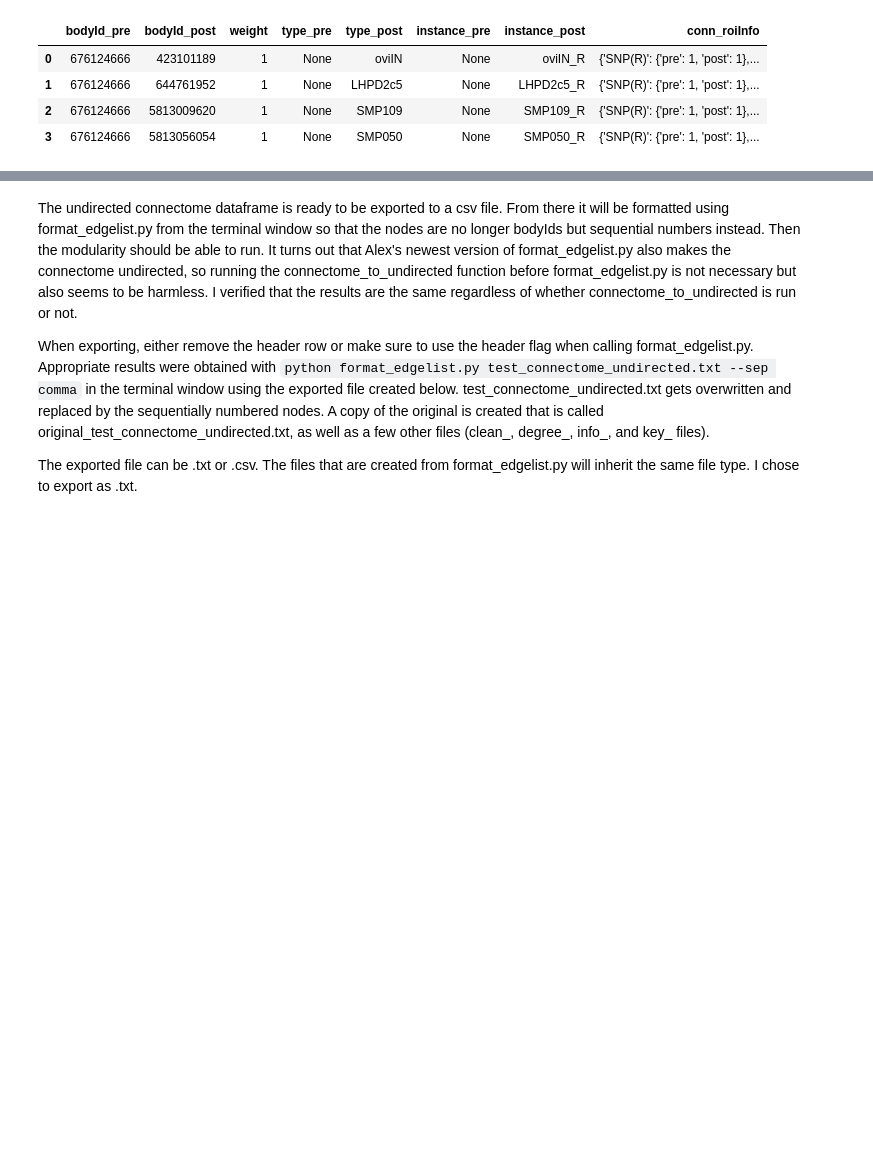
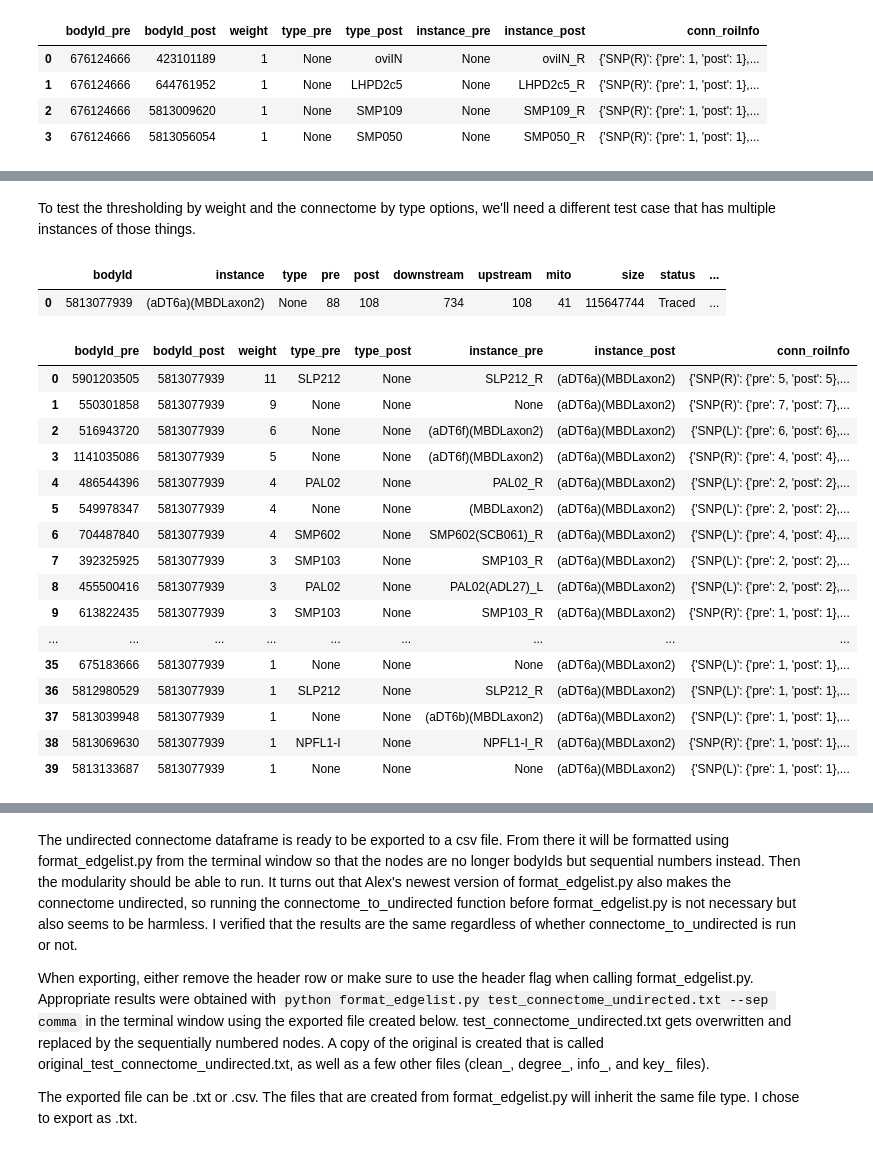
Before and after one commit to Gutierrez-lab/oviIN-analyses-gabrielle, a Jupyter notebook: test_analysis_pipeline.ipynb, the cells around one changed output, grey strips where cells are left out. Cells and saved outputs as stored; diff of their text form; code cells hidden in the pictures; blank space fills up the shorter version.

```diff
--- a/test_analysis_pipeline.ipynb
+++ b/test_analysis_pipeline.ipynb
@@ -50,0 +182,2 @@ test_outputs
+# %% [markdown]
+To test the thresholding by weight and the connectome by type options, we'll need a different test case that has multiple instances of those things.
@@ -50,0 +187,30 @@ test_outputs
+# %%
+from neuprint import fetch_neurons
+test_neuron_df, test_syns = fetch_neurons(test_neuron_Id)
+test_neuron_df
+# %% [output]
+|  | bodyId | instance | type | pre | post | downstream | upstream | mito | size | status | ... |
+| 0 | 5813077939 | (aDT6a)(MBDLaxon2) | None | 88 | 108 | 734 | 108 | 41 | 115647744 | Traced | ... |
+# %%
+from neuprint import fetch_simple_connections
+
+test_inputs = fetch_simple_connections(None, test_neuron_Id)
+test_inputs
+# %% [output]
+|  | bodyId_pre | bodyId_post | weight | type_pre | type_post | instance_pre | instance_post | conn_roiInfo |
+| 0 | 5901203505 | 5813077939 | 11 | SLP212 | None | SLP212_R | (aDT6a)(MBDLaxon2) | {'SNP(R)': {'pre': 5, 'post': 5},... |
+| 1 | 550301858 | 5813077939 | 9 | None | None | None | (aDT6a)(MBDLaxon2) | {'SNP(R)': {'pre': 7, 'post': 7},... |
+| 2 | 516943720 | 5813077939 | 6 | None | None | (aDT6f)(MBDLaxon2) | (aDT6a)(MBDLaxon2) | {'SNP(L)': {'pre': 6, 'post': 6},... |
+| 3 | 1141035086 | 5813077939 | 5 | None | None | (aDT6f)(MBDLaxon2) | (aDT6a)(MBDLaxon2) | {'SNP(R)': {'pre': 4, 'post': 4},... |
+| 4 | 486544396 | 5813077939 | 4 | PAL02 | None | PAL02_R | (aDT6a)(MBDLaxon2) | {'SNP(L)': {'pre': 2, 'post': 2},... |
+| 5 | 549978347 | 5813077939 | 4 | None | None | (MBDLaxon2) | (aDT6a)(MBDLaxon2) | {'SNP(L)': {'pre': 2, 'post': 2},... |
+| 6 | 704487840 | 5813077939 | 4 | SMP602 | None | SMP602(SCB061)_R | (aDT6a)(MBDLaxon2) | {'SNP(L)': {'pre': 4, 'post': 4},... |
+| 7 | 392325925 | 5813077939 | 3 | SMP103 | None | SMP103_R | (aDT6a)(MBDLaxon2) | {'SNP(L)': {'pre': 2, 'post': 2},... |
+| 8 | 455500416 | 5813077939 | 3 | PAL02 | None | PAL02(ADL27)_L | (aDT6a)(MBDLaxon2) | {'SNP(L)': {'pre': 2, 'post': 2},... |
+| 9 | 613822435 | 5813077939 | 3 | SMP103 | None | SMP103_R | (aDT6a)(MBDLaxon2) | {'SNP(R)': {'pre': 1, 'post': 1},... |
+| ... | ... | ... | ... | ... | ... | ... | ... | ... |
+| 35 | 675183666 | 5813077939 | 1 | None | None | None | (aDT6a)(MBDLaxon2) | {'SNP(L)': {'pre': 1, 'post': 1},... |
+| 36 | 5812980529 | 5813077939 | 1 | SLP212 | None | SLP212_R | (aDT6a)(MBDLaxon2) | {'SNP(L)': {'pre': 1, 'post': 1},... |
+| 37 | 5813039948 | 5813077939 | 1 | None | None | (aDT6b)(MBDLaxon2) | (aDT6a)(MBDLaxon2) | {'SNP(L)': {'pre': 1, 'post': 1},... |
+| 38 | 5813069630 | 5813077939 | 1 | NPFL1-I | None | NPFL1-I_R | (aDT6a)(MBDLaxon2) | {'SNP(R)': {'pre': 1, 'post': 1},... |
+| 39 | 5813133687 | 5813077939 | 1 | None | None | None | (aDT6a)(MBDLaxon2) | {'SNP(L)': {'pre': 1, 'post': 1},... |
```
Also changed, not shown: parts of 26 cells of this notebook, 1 other file.
